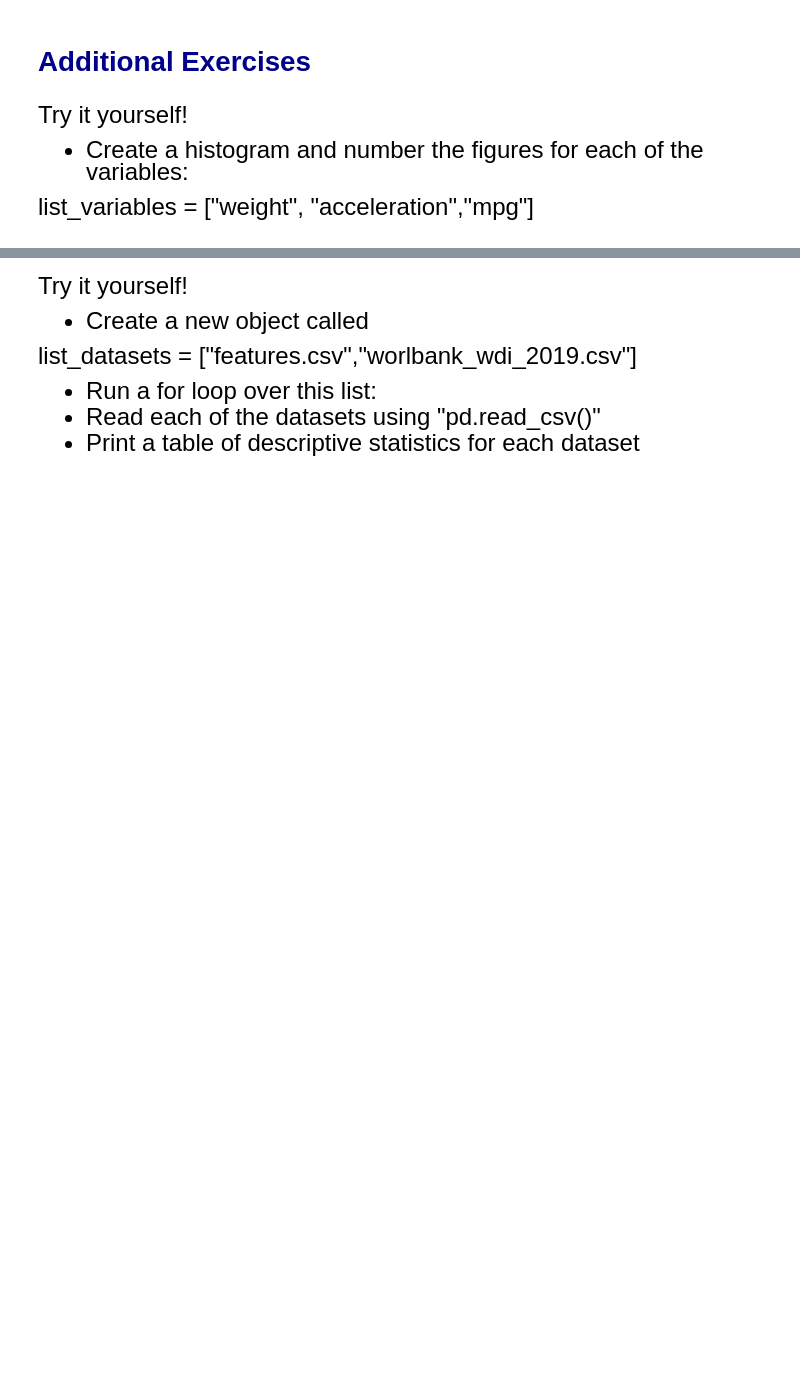
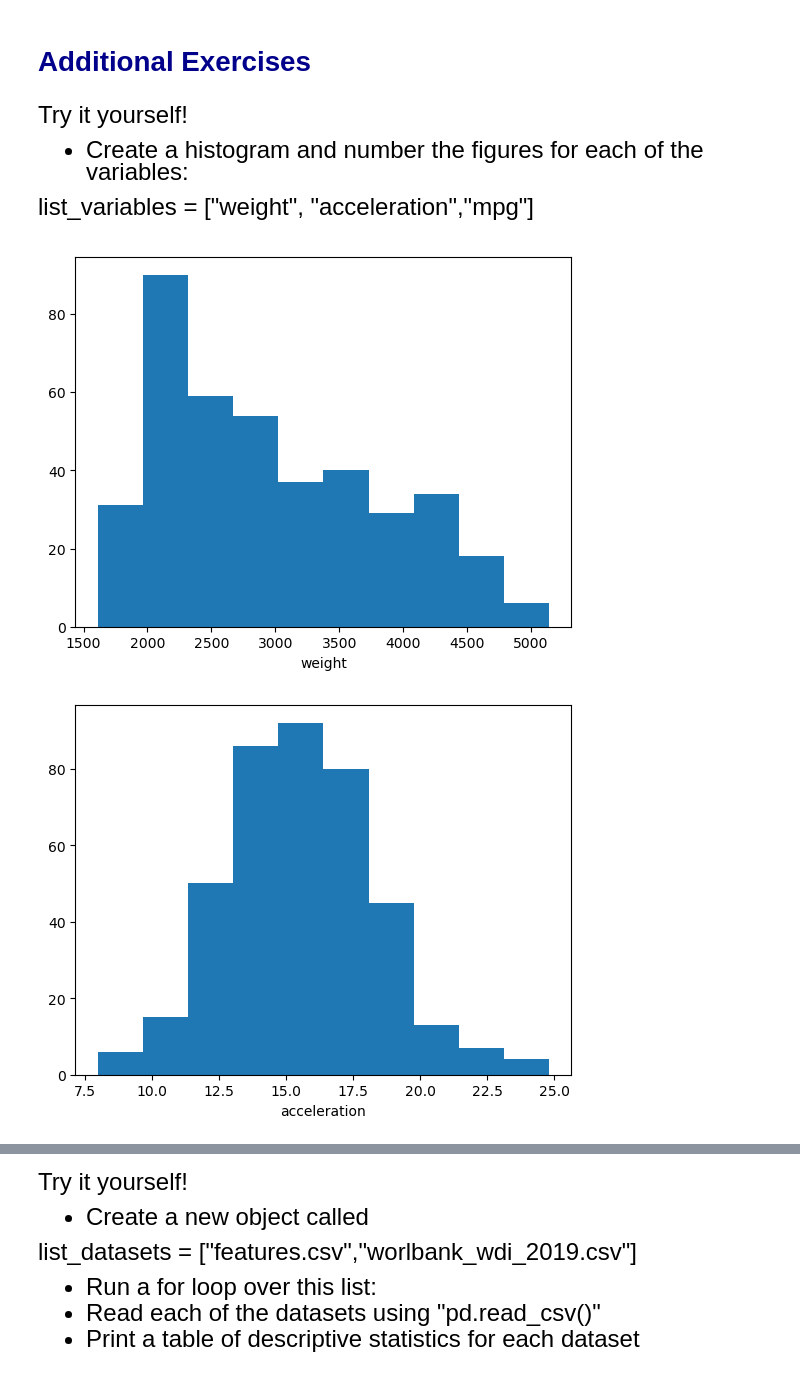
Before and after one commit to JE-lecture-notes/qtm151f_fall_2023, a Jupyter notebook: lecture_05/lecture_5.LJP.ipynb, the cells around one changed output, grey strips where cells are left out. Saved outputs shown, nothing was run; the diff lists cells and outputs as text; code cells hidden in the pictures; blank space fills up the shorter version.

```diff
--- a/lecture_05/lecture_5.LJP.ipynb
+++ b/lecture_05/lecture_5.LJP.ipynb
@@ -513,16 +513,13 @@ Try it yourself!
 
 list_variables = ["weight", "acceleration","mpg"]
 # %%
-
-for variable_name in list_vars:
-    print(variable_name)
-    plt.scatter(x= carfeatures[variable_name], y = carfeatures["mpg"])
-    plt.ylabel("mpg")
-    plt.xlabel(variable_name)
-    plt.show()
-
 carfeatures = pd.read_csv("data/features.csv")
 list_variables = ["weight","acceleration", "mpg"]
 
 for variable in list_variables:
-    plt.hist
+    plt.hist(x=carfeatures[variable])
+    plt.xlabel(variable)
+    plt.show()
+# %% [output]
+[figure, added]
+[figure, added]
```
Also changed, not shown: parts of 3 cells of this notebook, 2 other files.
